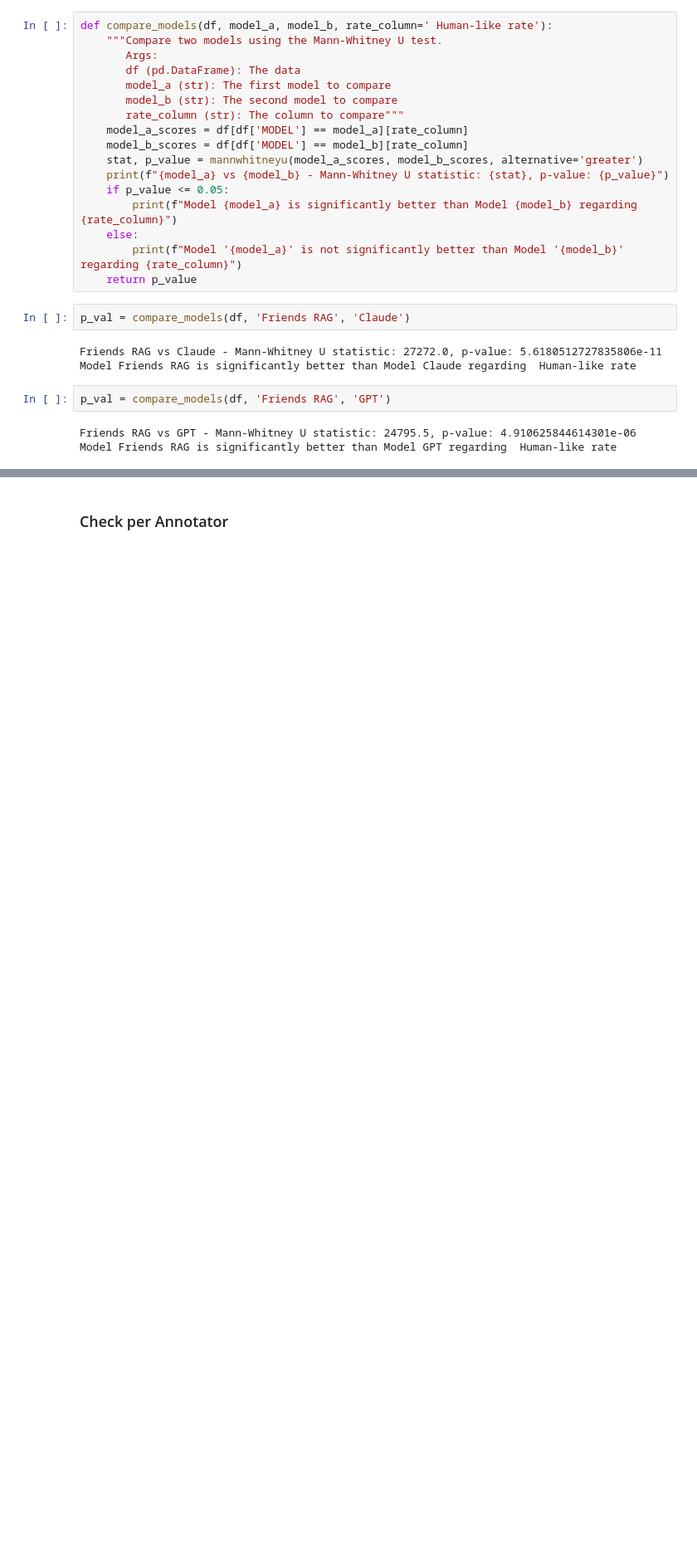
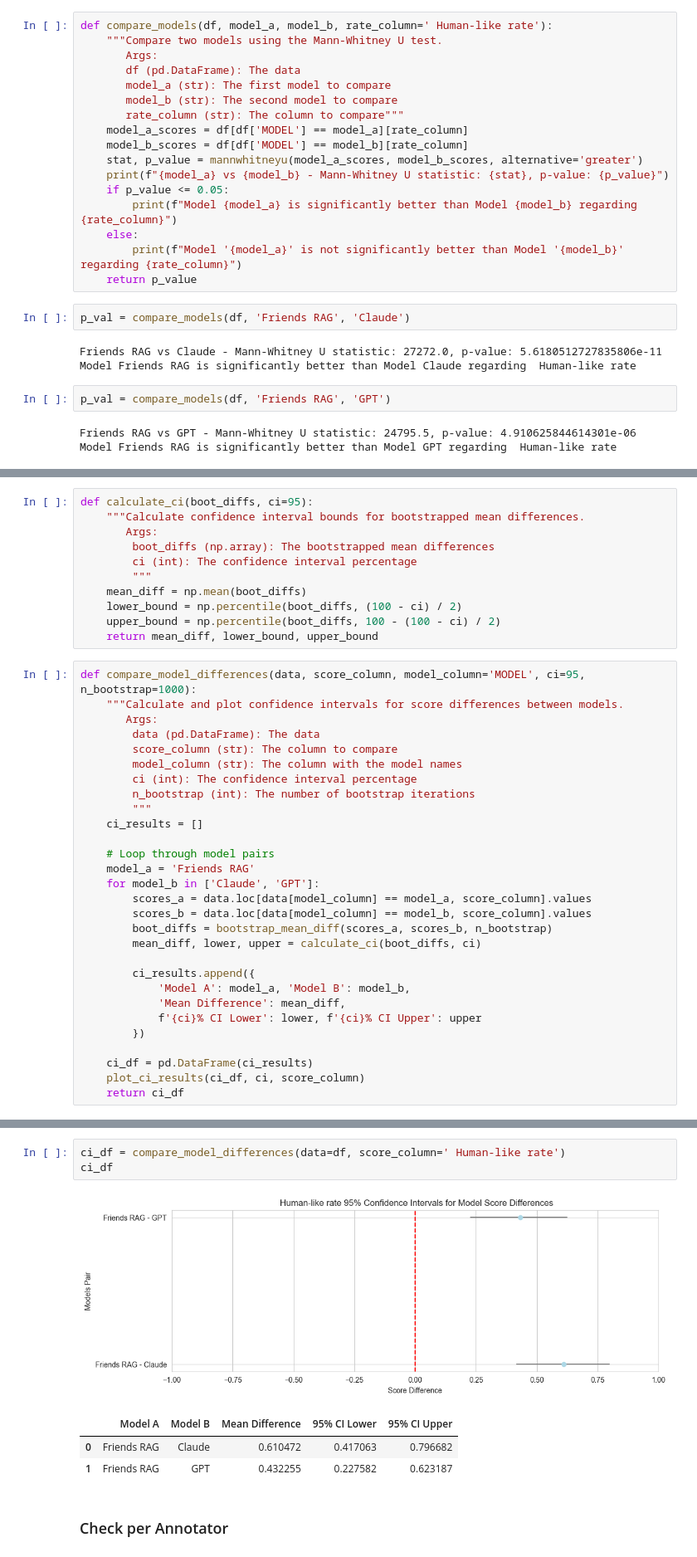
Before and after one commit to cohen-or-github/lab_final_project, a Jupyter notebook: evaluation.ipynb, the cells around one changed output, grey strips where cells are left out. Shown at 83% size. Drawn from its saved outputs; the diff is of its cells as text; blank space fills up the shorter version.

```diff
--- a/evaluation.ipynb
+++ b/evaluation.ipynb
@@ -107,0 +129,40 @@ Model Friends RAG is significantly better than Model GPT regarding  Human-like r
+# %%
+def calculate_ci(boot_diffs, ci=95):
+    """Calculate confidence interval bounds for bootstrapped mean differences.
+       Args:
+        boot_diffs (np.array): The bootstrapped mean differences
+        ci (int): The confidence interval percentage
+        """
+    mean_diff = np.mean(boot_diffs)
+    lower_bound = np.percentile(boot_diffs, (100 - ci) / 2)
+    upper_bound = np.percentile(boot_diffs, 100 - (100 - ci) / 2)
+    return mean_diff, lower_bound, upper_bound
+# %%
+def compare_model_differences(data, score_column, model_column='MODEL', ci=95, n_bootstrap=1000):
+    """Calculate and plot confidence intervals for score differences between models.
+       Args:
+        data (pd.DataFrame): The data
+        score_column (str): The column to compare
+        model_column (str): The column with the model names
+        ci (int): The confidence interval percentage
+        n_bootstrap (int): The number of bootstrap iterations
+        """
+    ci_results = []
+
+    # Loop through model pairs
+    model_a = 'Friends RAG'
+    for model_b in ['Claude', 'GPT']:
+        scores_a = data.loc[data[model_column] == model_a, score_column].values
+        scores_b = data.loc[data[model_column] == model_b, score_column].values
+        boot_diffs = bootstrap_mean_diff(scores_a, scores_b, n_bootstrap)
+        mean_diff, lower, upper = calculate_ci(boot_diffs, ci)
+
+        ci_results.append({
+            'Model A': model_a, 'Model B': model_b,
+            'Mean Difference': mean_diff,
+            f'{ci}% CI Lower': lower, f'{ci}% CI Upper': upper
+        })
+
+    ci_df = pd.DataFrame(ci_results)
+    plot_ci_results(ci_df, ci, score_column)
+    return ci_df
@@ -108,3 +186,11 @@ Model Friends RAG is significantly better than Model GPT regarding  Human-like r
+# %%
+ci_df = compare_model_differences(data=df, score_column=' Human-like rate')
+ci_df
+# %% [output]
+[figure, added]
+|  | Model A | Model B | Mean Difference | 95% CI Lower | 95% CI Upper |
+| 0 | Friends RAG | Claude | 0.610472 | 0.417063 | 0.796682 |
+| 1 | Friends RAG | GPT | 0.432255 | 0.227582 | 0.623187 |
 # %% [markdown]
 ### Check per Annotator
 # %%
```
Also changed, not shown: parts of 23 cells of this notebook, 1 other file.
